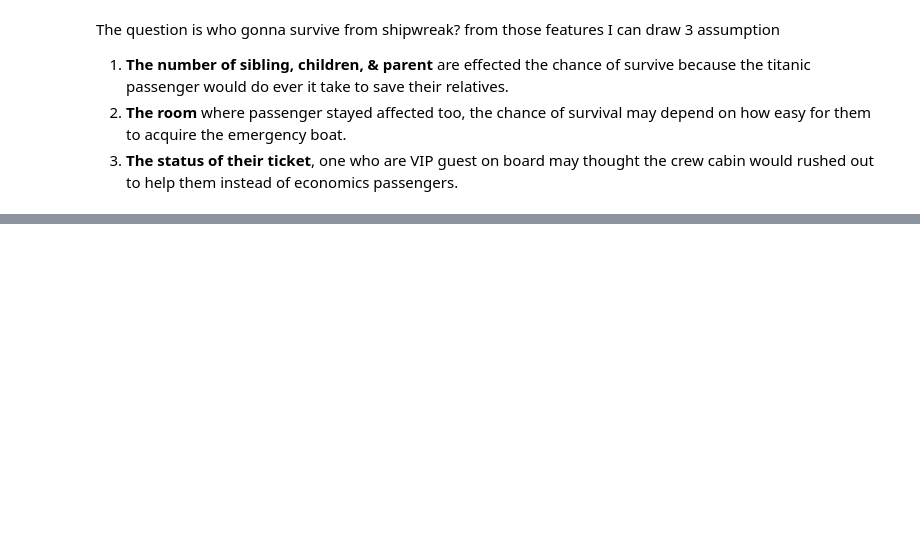
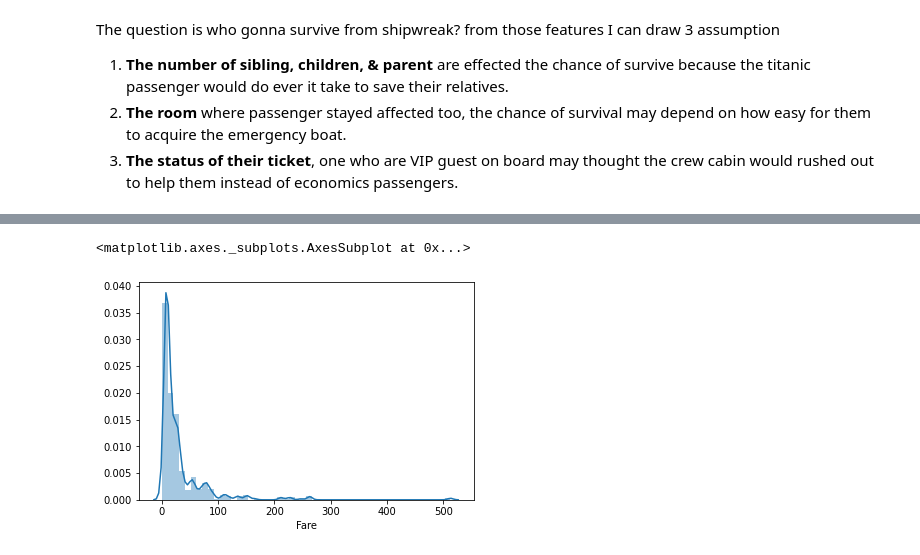
Before and after one commit to Sirabhop/Kaggle_Challenge, a Jupyter notebook: Challenge_1_Titanic.ipynb, the cells around one changed output, grey strips where cells are left out. Drawn from its saved outputs; the diff is of its cells as text; code cells hidden in the pictures; blank space fills up the shorter version.

```diff
--- a/Challenge_1_Titanic.ipynb
+++ b/Challenge_1_Titanic.ipynb
@@ -65,0 +83,5 @@ The question is who gonna survive from shipwreak? from those features I can draw
+# %%
+sns.distplot(df['Fare'])
+# %% [output]
+<matplotlib.axes._subplots.AxesSubplot at 0x...>
+[figure, added]
```
Also changed, not shown: parts of 11 cells of this notebook.
